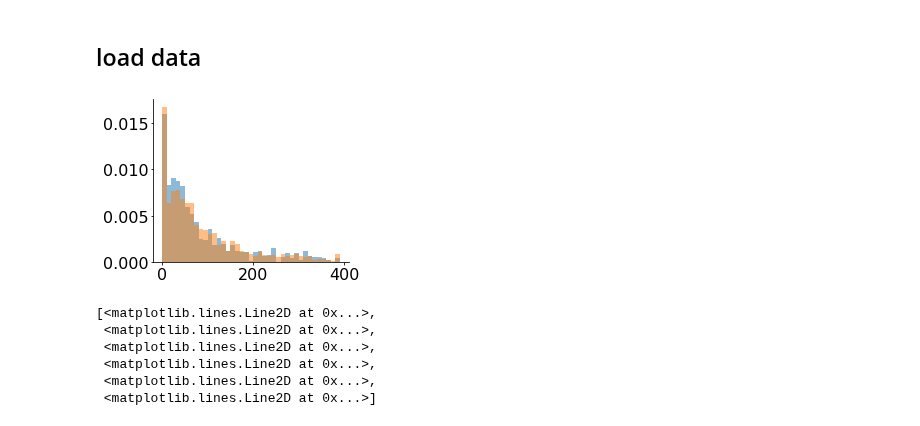
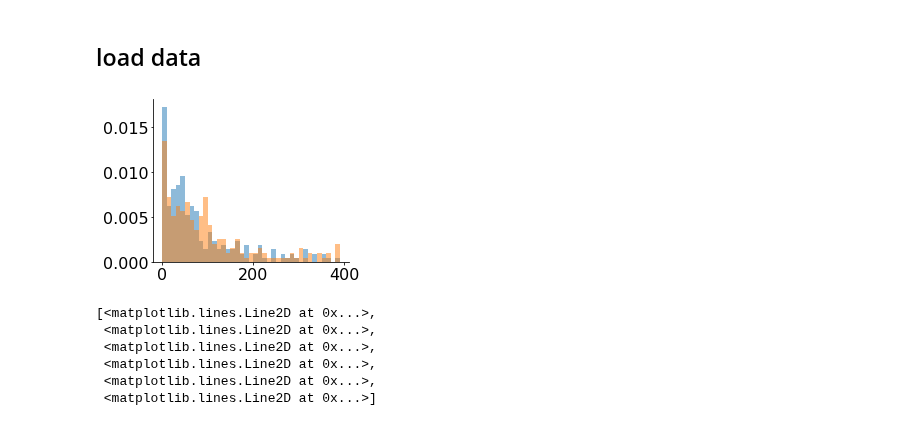
Before and after one commit to diegoarri91/mmd-glm, a Jupyter notebook: experiments/figure4/huk_ml_l2.ipynb, the cells around one changed output. Cells and saved outputs as stored; diff of their text form; code cells hidden in the pictures.

```diff
--- a/experiments/figure4/huk_ml_l2.ipynb
+++ b/experiments/figure4/huk_ml_l2.ipynb
@@ -106,8 +106,11 @@ dt = 1
 # idx_train = np.arange(offset, offset + n_train)
 # idx_val = np.arange(offset + n_train, offset + n_train + n_val)
 
-offset = 1
-idx_train = np.arange(0, 400, 2)
+# offset = 1
+# idx_train = np.arange(0, 400, 2)
+# idx_val = idx_train + 1
+
+idx_train = np.arange(100, 200, 2)
 idx_val = idx_train + 1
 
 # n_train = 200
@@ -122,32 +125,32 @@ st = SpikeTrain(t, mask_spikes)
 # mask_spikes_val = mask_spikes[:, offset + n_train:offset + n_train + n_val]
 
 mask_spikes_train = mask_spikes[:, idx_train]
 mask_spikes_val = mask_spikes[:, idx_val]
 
 n_spk_train = np.sum(mask_spikes_train)
 fr_train = np.mean(np.sum(mask_spikes_train, 0) / (t[-1] - t[0] + t[1]) * 1000)
 nll_pois_proc_train = -bernoulli_log_likelihood_poisson_process(mask_spikes_train)
 autocov_train = np.mean(auto_covariance(mask_spikes_train, method='fft', subtract_mean=False,
                                         stationary_signal=False, biased=False), 1)
 st_train = SpikeTrain(t, mask_spikes_train)
 isi_train = st_train.isi_distribution()
 mean_isi_train = np.mean(isi_train)
 
 
 n_spk_val = np.sum(mask_spikes_val)
 fr_val = np.mean(np.sum(mask_spikes_val, 0) / (t[-1] - t[0] + t[1]) * 1000)
 nll_pois_proc_val = -bernoulli_log_likelihood_poisson_process(mask_spikes_val)
 autocov_val = np.mean(auto_covariance(mask_spikes_val, method='fft', subtract_mean=False,
                                         stationary_signal=False, biased=False), 1)
 
 st_val = SpikeTrain(t, mask_spikes_val)
 isi_val = st_val.isi_distribution()
 mean_isi_val = np.mean(isi_val)
 
 bins_isi = np.arange(0, 400, 10)
 fig, ax = plt.subplots()
 ax.hist(isi_train, density=True, alpha=0.5, bins=bins_isi);
 ax.hist(isi_val, density=True, alpha=0.5, bins=bins_isi);
 # %% [output]
-[figure, old version]
+[figure, new version]
 # %%
```
Also changed, not shown: parts of 17 cells of this notebook, 6 other files.
